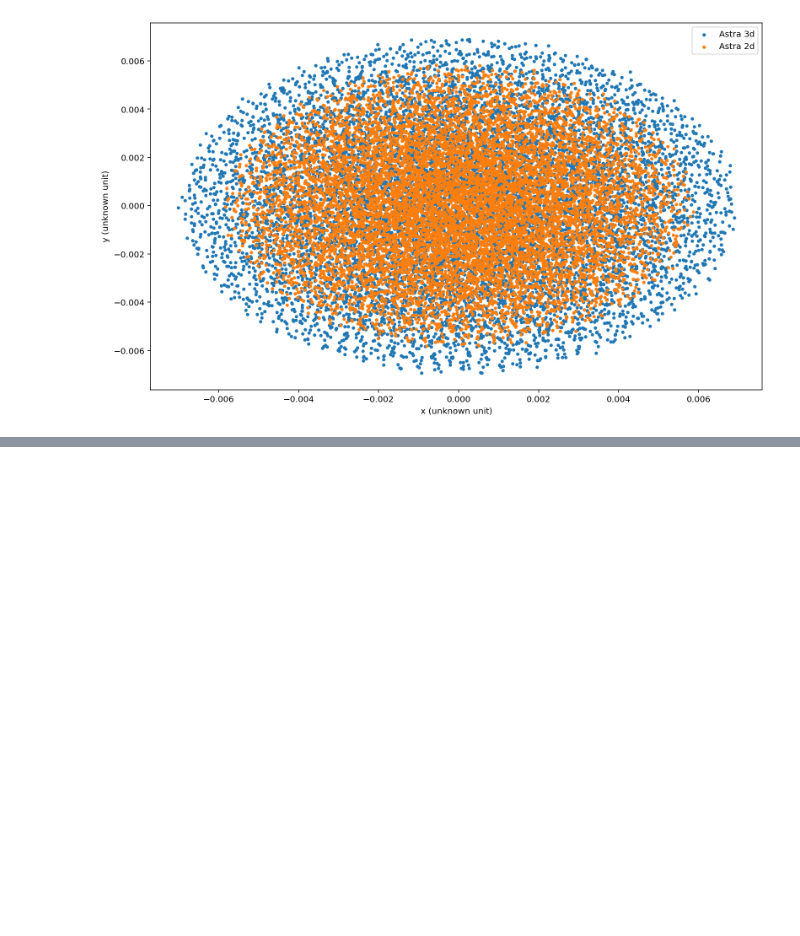
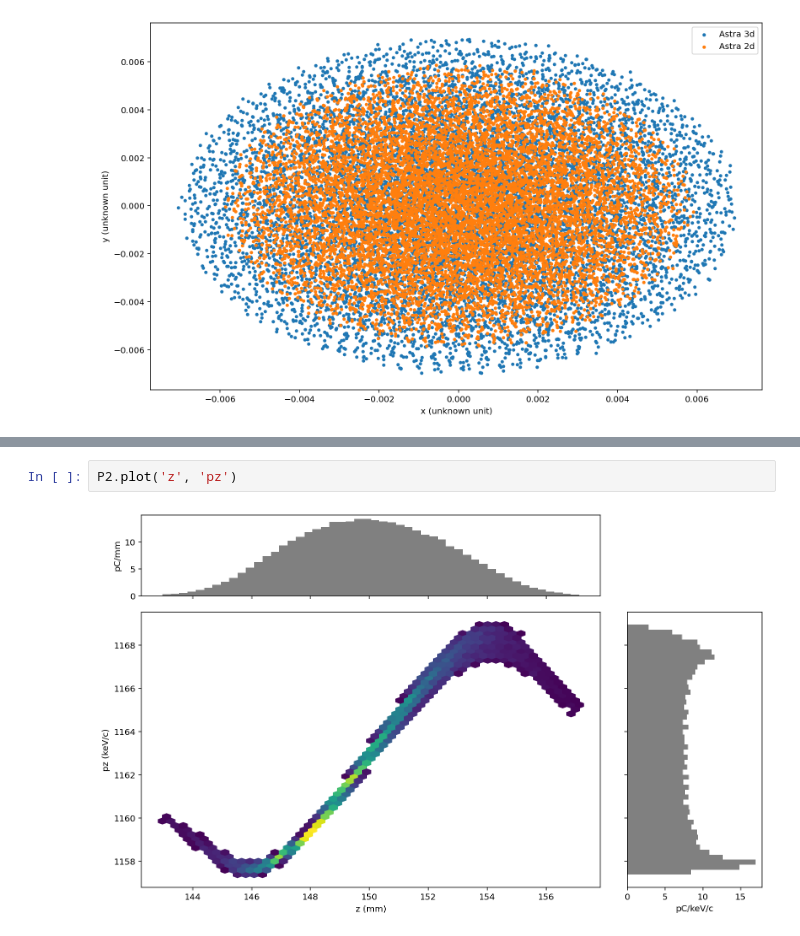
Before and after one commit to ChristopherMayes/lume-astra, a Jupyter notebook: examples/elements/apex_gun.ipynb, the cells around one changed output, grey strips where cells are left out. Cells and saved outputs as stored; diff of their text form; blank space fills up the shorter version.

```diff
--- a/examples/elements/apex_gun.ipynb
+++ b/examples/elements/apex_gun.ipynb
@@ -162,0 +183,4 @@ plt.legend()
+# %%
+P2.plot('z', 'pz')
+# %% [output]
+[figure, added]
```
Also changed, not shown: parts of 12 cells of this notebook, 54 other files.
